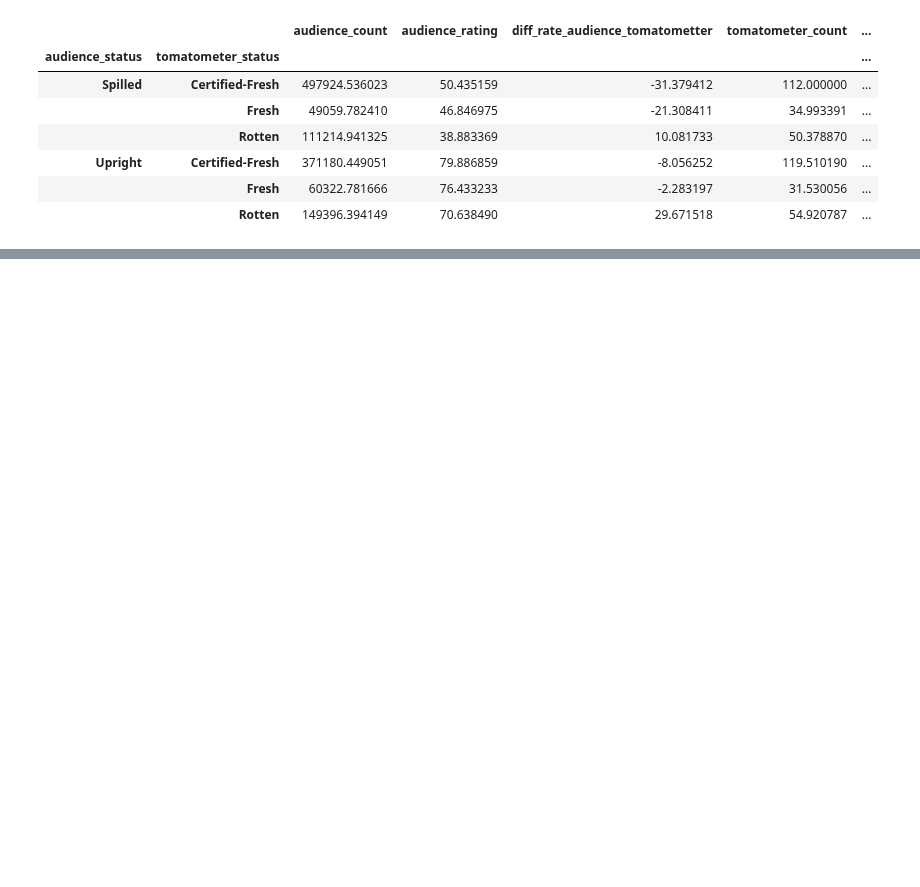
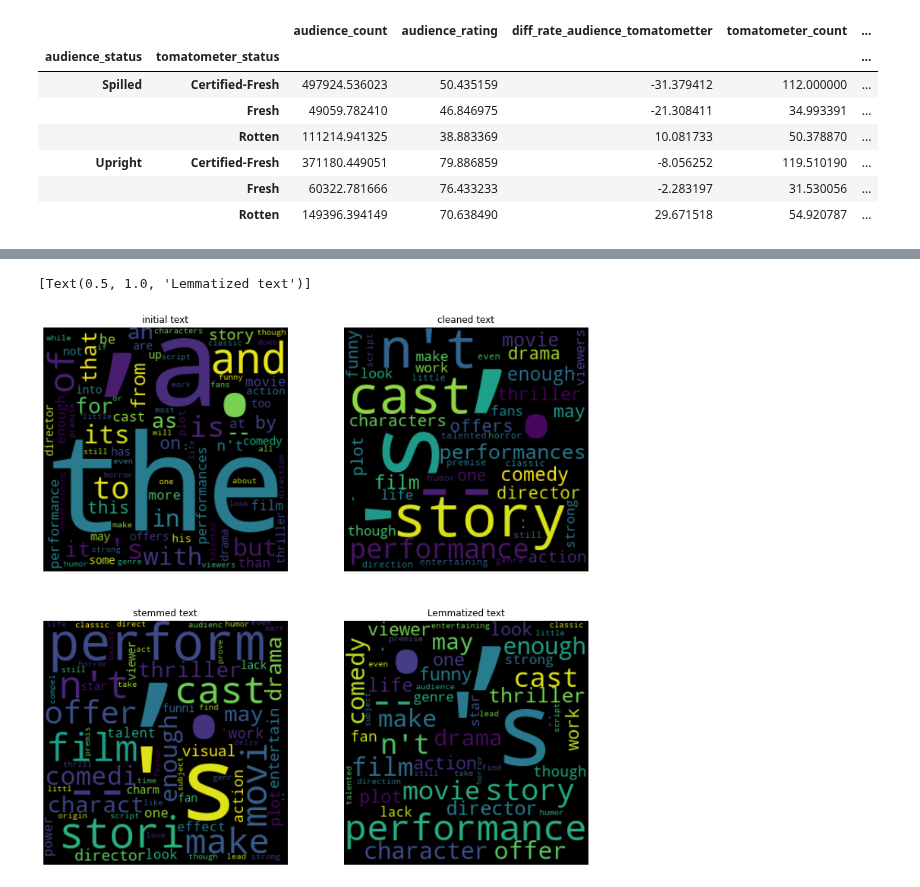
Before and after one commit to fdmdlb/nextflix, a Jupyter notebook: explore_roten_tomatoes.ipynb, the cells around one changed output, grey strips where cells are left out. Cells and saved outputs as stored; diff of their text form; code cells hidden in the pictures; blank space fills up the shorter version.

```diff
--- a/explore_roten_tomatoes.ipynb
+++ b/explore_roten_tomatoes.ipynb
@@ -221,0 +200,7 @@ movies[movies['diff_rate_audience_tomatometter'].isna() != True].sort_values(by=
+# %%
+X = movies[movies['critics_consensus'].isna() == False]['critics_consensus'].apply(lambda sentence: [w.lower() for w in nltk.word_tokenize(sentence)])
+freq = nltk.FreqDist(X.sum())
+# %%
+X_clean = X.apply(lambda tokens: \
+                  [ w for w in tokens if w.lower() not in nltk.corpus.stopwords.words("english") ])
+freq_clean = nltk.FreqDist(X_clean.sum())
@@ -221,0 +279,44 @@ movies[movies['diff_rate_audience_tomatometter'].isna() != True].sort_values(by=
+# %%
+from wordcloud import WordCloud
+fig = plt.subplots(figsize=(13,13))
+
+ax1 = plt.subplot(2,2,1)
+ax2 = plt.subplot(2,2,2)
+ax3 = plt.subplot(2,2,3)
+ax4 = plt.subplot(2,2,4)
+
+#initial text
+wordcloud1 = WordCloud(width=300, height=300, max_font_size=200, min_font_size=10)
+wordcloud1.generate_from_frequencies(freq)
+
+ax1.imshow(wordcloud1, interpolation="bilinear")
+ax1.axis('off')
+ax1.set(title="initial text")
+plt.margins(x=0, y=0)
+
+#after cleaning up stopwords and punctuation
+wordcloud2 = WordCloud(width=300, height=300, max_font_size=200, min_font_size=10)
+wordcloud2.generate_from_frequencies(freq_clean)
+
+ax2.imshow(wordcloud2, interpolation="bilinear")
+ax2.axis('off')
+ax2.set(title="cleaned text")
+
+#cleaning up stopwords and punctuation + stemmer
+wordcloud3 = WordCloud(width=300, height=300, max_font_size=200, min_font_size=10)
+wordcloud3.generate_from_frequencies(nltk.FreqDist(X_stem.sum()))
+
+ax3.imshow(wordcloud3, interpolation="bilinear")
+ax3.axis('off')
+ax3.set(title="stemmed text")
+
+#after cleaning up stopwords and punctuation + lemmatizer.
+wordcloud4 = WordCloud(width=300, height=300, max_font_size=200, min_font_size=10)
+wordcloud4.generate_from_frequencies(nltk.FreqDist(X_lem.sum()))
+
+ax4.imshow(wordcloud4, interpolation="bilinear")
+ax4.axis('off')
+ax4.set(title="Lemmatized text")
+# %% [output]
+[Text(0.5, 1.0, 'Lemmatized text')]
+[figure, added]
```
Also changed, not shown: parts of 16 cells of this notebook.
